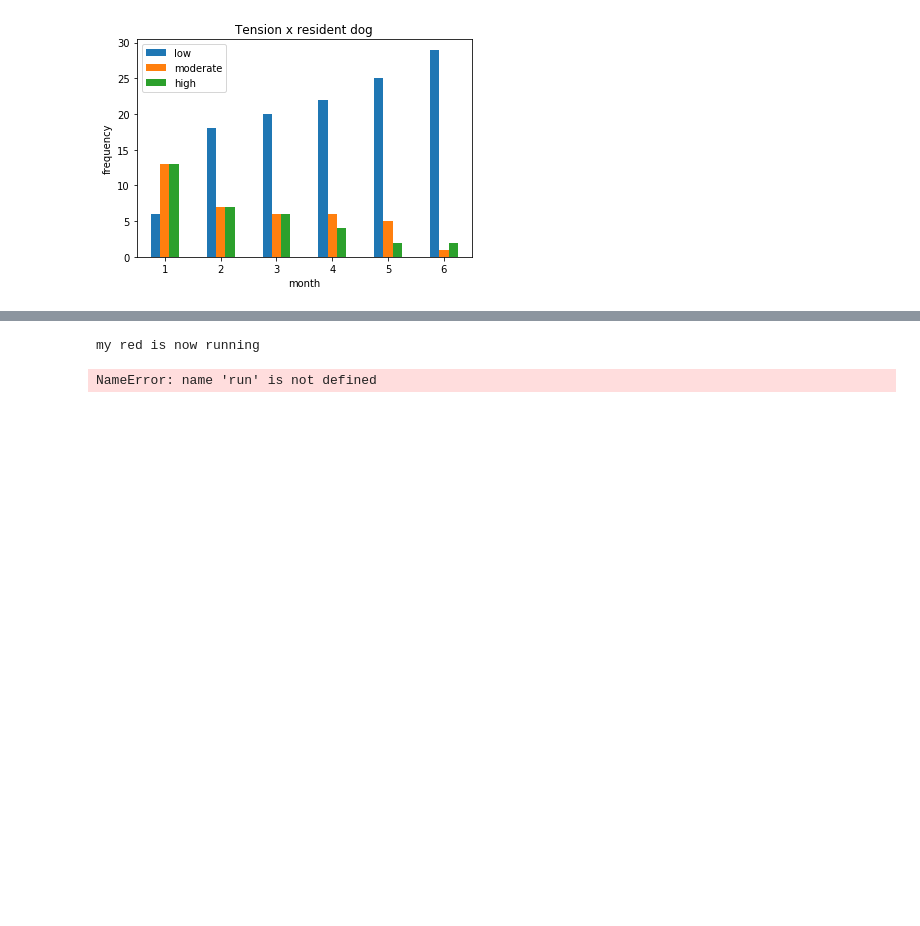
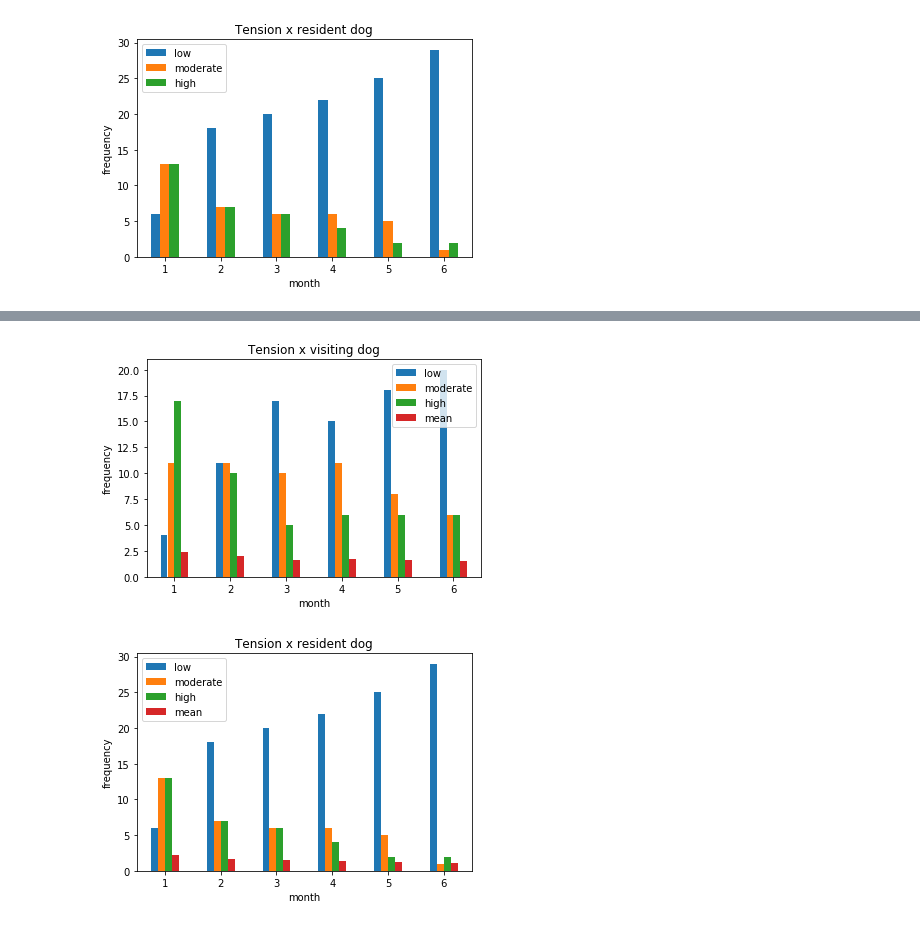
Before and after one commit to KazuichiroTaira/StandardDeviationAndMeans_DogsAtNursingHome, a Jupyter notebook: main.ipynb, the cells around one changed output, grey strips where cells are left out. Cells and saved outputs as stored; diff of their text form; code cells hidden in the pictures; blank space fills up the shorter version.

Commit message:
Update with mean and standard deviation in separate chart in jupyter notebook.

```diff
--- a/main.ipynb
+++ b/main.ipynb
@@ -123,6 +123,19 @@ for ds in dog_status:
 [figure]
 [figure]
 # %%
+import numpy as np
+import matplotlib.pyplot as plt
+import pandas as pd
+import os
+
+DATA_FOLDER = 'data'
+FIG_FOLDER = 'fig'
+
+os.makedirs(FIG_FOLDER, exist_ok=True)
+
+data_file = os.path.join(DATA_FOLDER, 'crowley-1996.csv')
+df = pd.read_csv(data_file)
+
 # Number of people 'low' for the month 1, month 2, etc. for visiting
 
 dog_status = ['control', 'resident']
@@ -130,19 +143,20 @@ dog_status = ['control', 'resident']
 moods = {'low': 1, 'moderate': 2, 'high': 3}
 n_months = 6
 
-index = list(range(1, n_months+1))
+index = list(range(1, n_months + 1))
 
-#low = []
-#moderate = []
-#high = []
+# low = []
+# moderate = []
+# high = []
 
 for ds in dog_status:
 
-    mood_sums = {}
-    mood_mean = {}
-    for mood_label in moods.keys():
-        mood_sums[mood_label] = []
-        mood_mean[mood_lable] = []
+    data = {}
+    labels = ['low', 'moderate', 'high', 'mean']
+    for label in labels:
+        data[label] = []
+
+    # data = {'low': [], 'moderate': [], 'high': [], 'mean':[]}
 
     is_ds = df['condition'] == ds
 
@@ -152,7 +166,7 @@ for ds in dog_status:
     # low.append(sum_m2)
 
     for i in range(n_months):
-        key_month = 'm' + str(i+1)
+        key_month = 'm' + str(i + 1)
 
         # is_low = df[key_month] == 1
         # sum_low = sum(df[is_low&is_control][key_month])
@@ -161,18 +175,13 @@ for ds in dog_status:
         for (mood_label, mood_value) in moods.items():
 
             is_mood = df[key_month] == mood_value
-            sum_mood = sum(df[is_mood & is_ds][key_month])
-            mean_mood = np.mean(df[is_ds])[key_month])
+            count_mood = len(df[is_mood & is_ds][key_month])
 
-            mood_sums[mood_label].append(sum_mood)
-            mood_mean[mood_lable].append(mean_mood)
+            data[mood_label].append(count_mood)
 
-            #if mood == 1:
-            #    low.append(sum_actual_mood)
-            #elif mood == 2:
-            #    moderate.append(sum_actual_mood)
-            #else:
-            #    high.append
+        mean_mood = np.mean(df[is_ds][key_month])
+
+        data['mean'].append(mean_mood)
 
     if ds == 'resident':
         condition_label = ds
@@ -181,10 +190,13 @@ for ds in dog_status:
 
     title = f'Tension x {condition_label} dog'
 
-    df_fig = pd.DataFrame(mood_sums, index=index)
+    df_fig = pd.DataFrame(data, index=index)
     ax = df_fig.plot.bar(rot=0)
     ax.set_xlabel('month')
     ax.set_ylabel('frequency')
     ax.set_title(title)
-    plt.show()
+
+    fig_name = f'{condition_label}.pdf'
+    fig_file = os.path.join(FIG_FOLDER, fig_name)
+    plt.savefig(fig_file)
 # %% [output]
@@ -192,21 +203,2 @@ SyntaxError: invalid syntax (<ipython-input-16-c63a20cb13e0>, line 40)
+[figure, added]
+[figure, added]
-# %%
-class Car:
-
-    def __init__(self, color):
-        self.color = color
-        # print(f"I construct a {self.color} car")
-
-    def run(self):
-
-        print(f"my {self.color} is now running")
-
-my_car = Car('red')
-my_car.run()
-
-# your_car = Car('blue')
-# print(your_car.color)
-
-# myobject.some_method()
-# %% [output]
-my red is now running
-NameError: name 'run' is not defined
```
Also changed, not shown: parts of 58 cells of this notebook.
